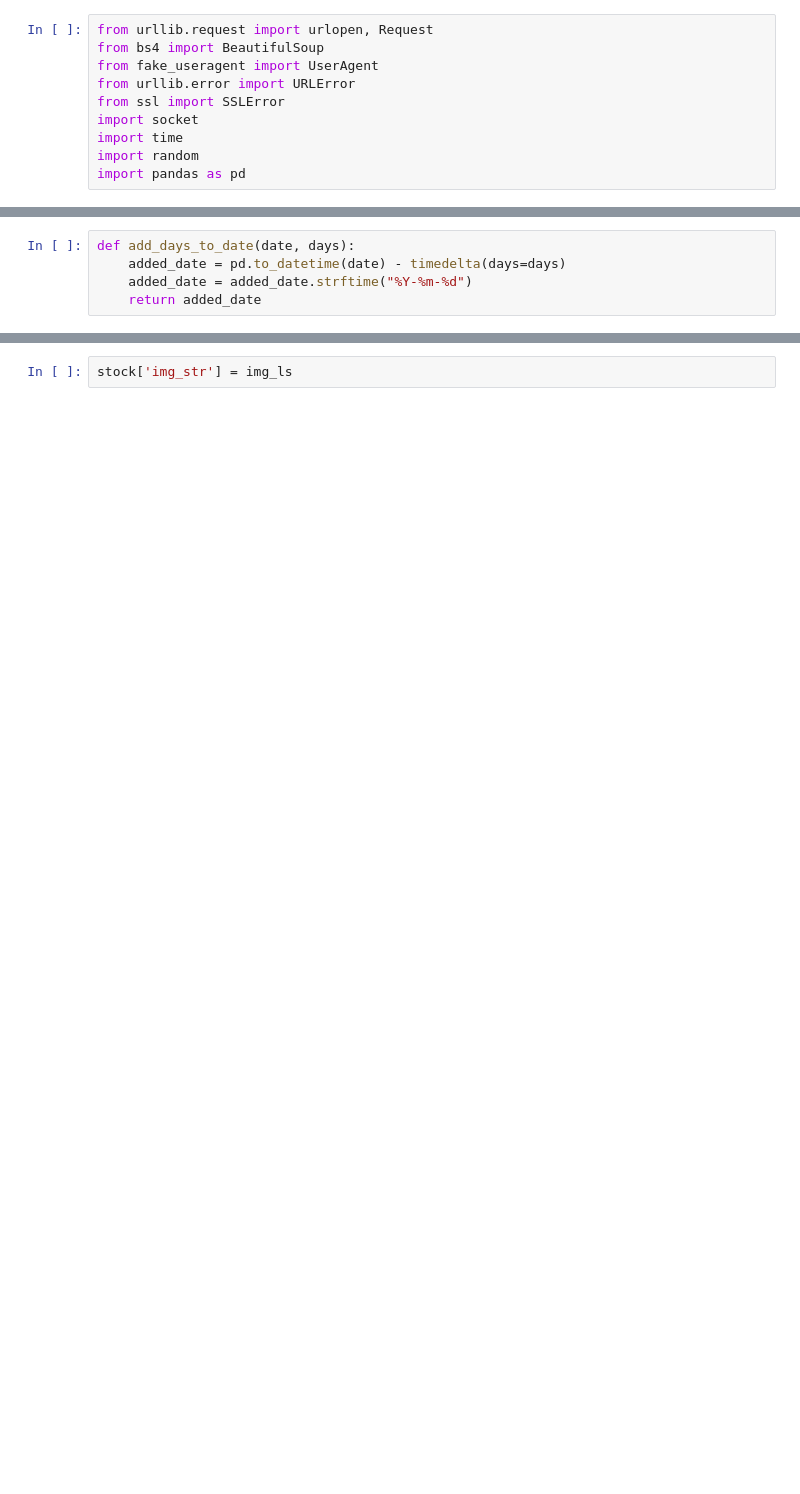
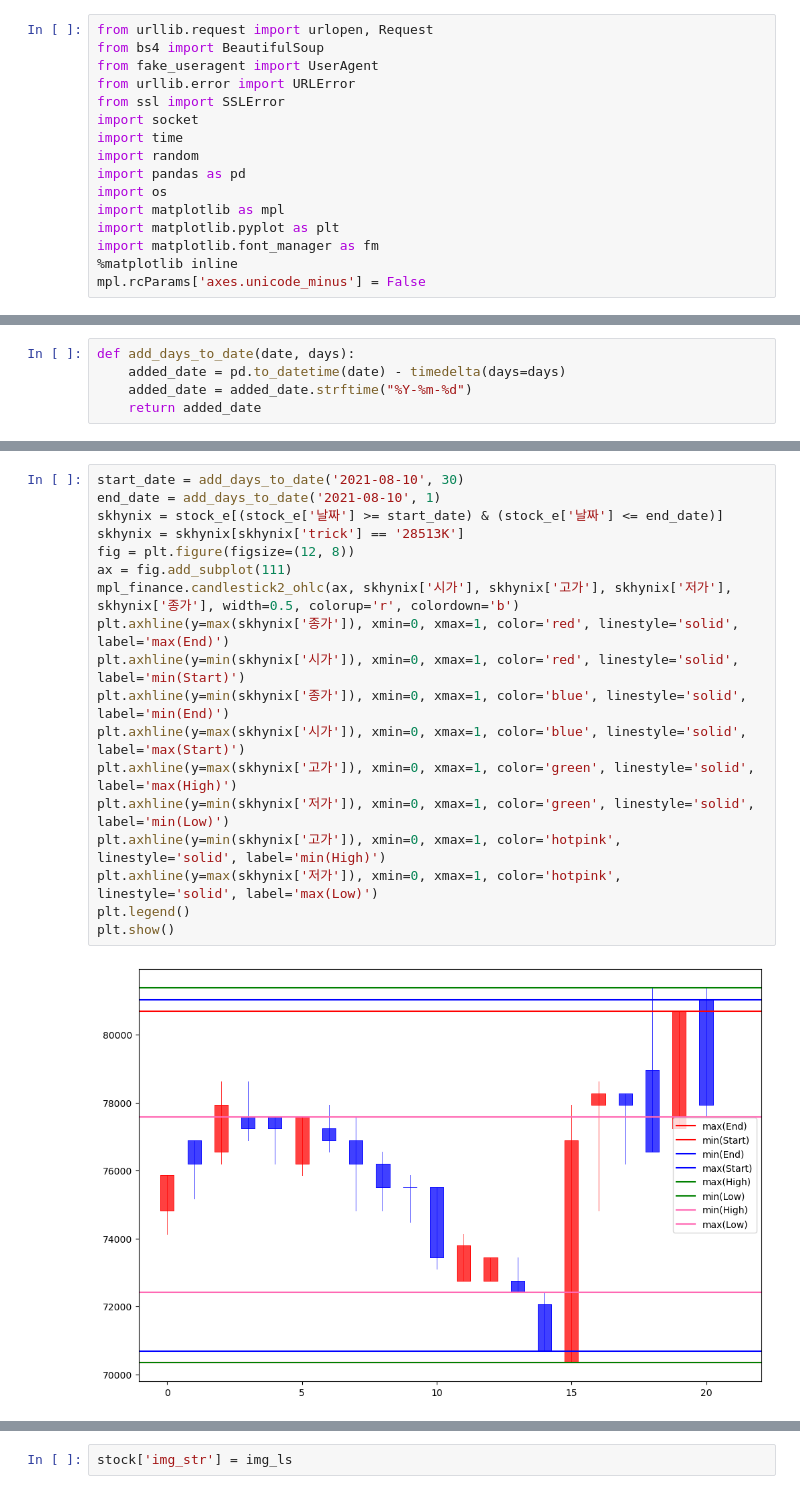
Before and after one commit to Software-High-School-United-Hackathon/StockPrices_Crawling, a Jupyter notebook: Crawling_Stock.ipynb, the cells around one changed output, grey strips where cells are left out. Cells and saved outputs as stored; diff of their text form; blank space fills up the shorter version.

```diff
--- a/Crawling_Stock.ipynb
+++ b/Crawling_Stock.ipynb
@@ -8,6 +8,12 @@ import socket
 import time
 import random
 import pandas as pd
+import os
+import matplotlib as mpl
+import matplotlib.pyplot as plt
+import matplotlib.font_manager as fm
+%matplotlib inline
+mpl.rcParams['axes.unicode_minus'] = False
 # %%
 # investing.com에서 얻은 차트 상위 200 개의 종목 정보
 df_e = pd.DataFrame(pd.read_csv(f'./data/search_1.csv'))
@@ -181,2 +189,22 @@ stock_c['end_date'] = end_dates
+# %%
+start_date = add_days_to_date('2021-08-10', 30)
+end_date = add_days_to_date('2021-08-10', 1)
+skhynix = stock_e[(stock_e['날짜'] >= start_date) & (stock_e['날짜'] <= end_date)]
+skhynix = skhynix[skhynix['trick'] == '28513K']
+fig = plt.figure(figsize=(12, 8))
+ax = fig.add_subplot(111)
+mpl_finance.candlestick2_ohlc(ax, skhynix['시가'], skhynix['고가'], skhynix['저가'], skhynix['종가'], width=0.5, colorup='r', colordown='b')
+plt.axhline(y=max(skhynix['종가']), xmin=0, xmax=1, color='red', linestyle='solid', label='max(End)')
+plt.axhline(y=min(skhynix['시가']), xmin=0, xmax=1, color='red', linestyle='solid', label='min(Start)')
+plt.axhline(y=min(skhynix['종가']), xmin=0, xmax=1, color='blue', linestyle='solid', label='min(End)')
+plt.axhline(y=max(skhynix['시가']), xmin=0, xmax=1, color='blue', linestyle='solid', label='max(Start)')
+plt.axhline(y=max(skhynix['고가']), xmin=0, xmax=1, color='green', linestyle='solid', label='max(High)')
+plt.axhline(y=min(skhynix['저가']), xmin=0, xmax=1, color='green', linestyle='solid', label='min(Low)')
+plt.axhline(y=min(skhynix['고가']), xmin=0, xmax=1, color='hotpink', linestyle='solid', label='min(High)')
+plt.axhline(y=max(skhynix['저가']), xmin=0, xmax=1, color='hotpink', linestyle='solid', label='max(Low)')
+plt.legend()
+plt.show()
+# %% [output]
+[figure, added]
 # %%
 img_ls = []
```
Also changed, not shown: parts of 13 cells of this notebook.
